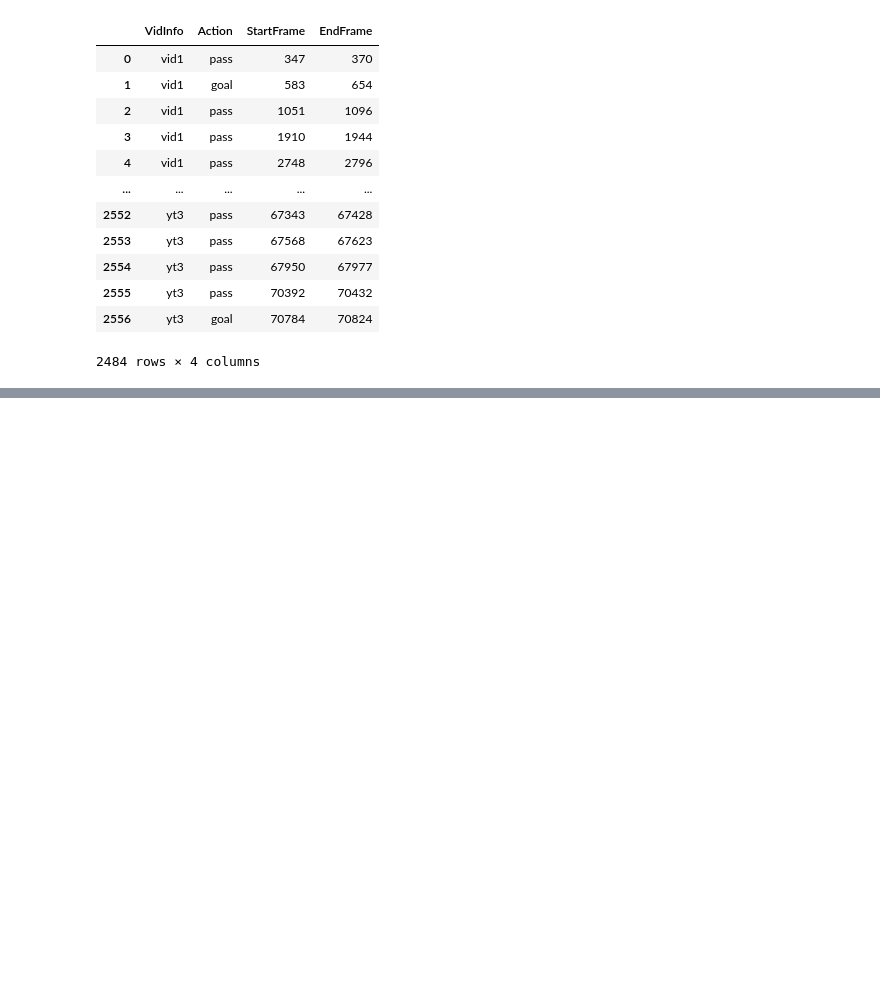
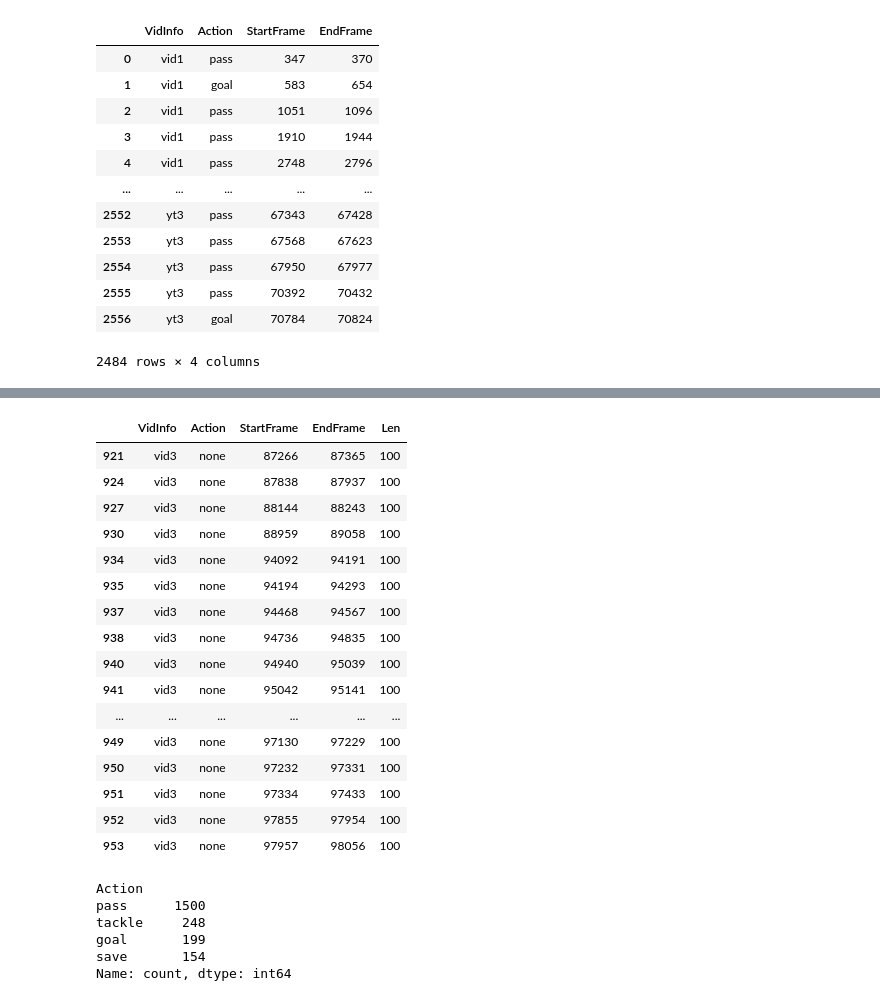
Before and after one commit to SKyrylo/FootballRecordingApp, a Jupyter notebook: dev/temp.ipynb, the cells around one changed output, grey strips where cells are left out. Drawn from its saved outputs; the diff is of its cells as text; code cells hidden in the pictures; blank space fills up the shorter version.

```diff
--- a/dev/temp.ipynb
+++ b/dev/temp.ipynb
@@ -158,0 +247,3 @@ df.to_csv("/home/kyrylo/dev/actions.csv")
+# %%
+df = df[df.Action != 'none']
+len(df)
@@ -158,0 +252,24 @@ df.to_csv("/home/kyrylo/dev/actions.csv")
+# %%
+rows = []
+for vid in df.VidInfo.unique():
+    df2 = df[df.VidInfo == vid].copy()
+
+    for i in range(len(df2)):
+        if i < len(df2) - 1:
+            endframe = df2.iloc[i].EndFrame
+            startframe = df2.iloc[i+1].StartFrame
+            counter = 0
+            while startframe - endframe > 103:
+                vidname = df2.iloc[i].VidInfo
+                start = endframe + 1
+                end = start + 99
+
+                row = [vidname, 'none', start, end, end-start+1]
+                rows.append(row)
+                counter += 1
+                if counter >= 6:
+                    break
+
+                endframe = end + 2
+
+len(rows)
@@ -158,0 +291,2 @@ df.to_csv("/home/kyrylo/dev/actions.csv")
+# %%
+df2 = pd.DataFrame(rows, columns=['VidInfo', 'Action', 'StartFrame', 'EndFrame', 'Len'])
@@ -158,0 +307,12 @@ df.to_csv("/home/kyrylo/dev/actions.csv")
+# %%
+import numpy as np
+
+leave = 167
+# remove_yt2 = 247
+# remove_none = 65
+for vid in df2.VidInfo.unique():
+    to_del = len(df2[df2.VidInfo == vid]) - leave
+    drop = list(np.random.choice(df2[df2.VidInfo == vid].index, to_del, replace=False))
+    df2.drop(drop, inplace=True)
+
+len(df2)
@@ -158,0 +335,29 @@ df.to_csv("/home/kyrylo/dev/actions.csv")
+# %%
+df2[df2.VidInfo == 'vid3'].tail(20)
+# %% [output]
+|  | VidInfo | Action | StartFrame | EndFrame | Len |
+| 921 | vid3 | none | 87266 | 87365 | 100 |
+| 924 | vid3 | none | 87838 | 87937 | 100 |
+| 927 | vid3 | none | 88144 | 88243 | 100 |
+| 930 | vid3 | none | 88959 | 89058 | 100 |
+| 934 | vid3 | none | 94092 | 94191 | 100 |
+| 935 | vid3 | none | 94194 | 94293 | 100 |
+| 937 | vid3 | none | 94468 | 94567 | 100 |
+| 938 | vid3 | none | 94736 | 94835 | 100 |
+| 940 | vid3 | none | 94940 | 95039 | 100 |
+| 941 | vid3 | none | 95042 | 95141 | 100 |
+| ... | ... | ... | ... | ... | ... |
+| 949 | vid3 | none | 97130 | 97229 | 100 |
+| 950 | vid3 | none | 97232 | 97331 | 100 |
+| 951 | vid3 | none | 97334 | 97433 | 100 |
+| 952 | vid3 | none | 97855 | 97954 | 100 |
+| 953 | vid3 | none | 97957 | 98056 | 100 |
+# %%
+df.Action.value_counts()
+# %% [output]
+Action
+pass      1500
+tackle     248
+goal       199
+save       154
+Name: count, dtype: int64
```
Also changed, not shown: parts of 31 cells of this notebook, 7 other files.
